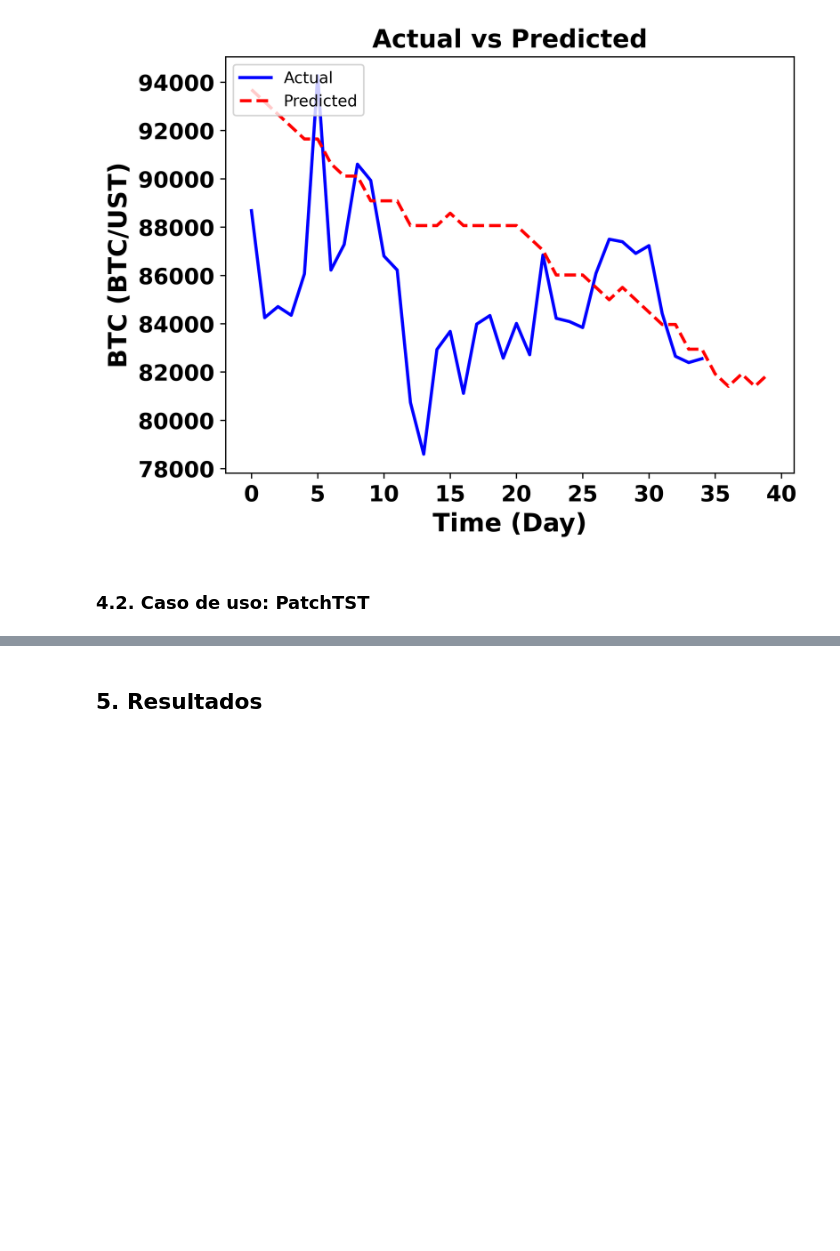
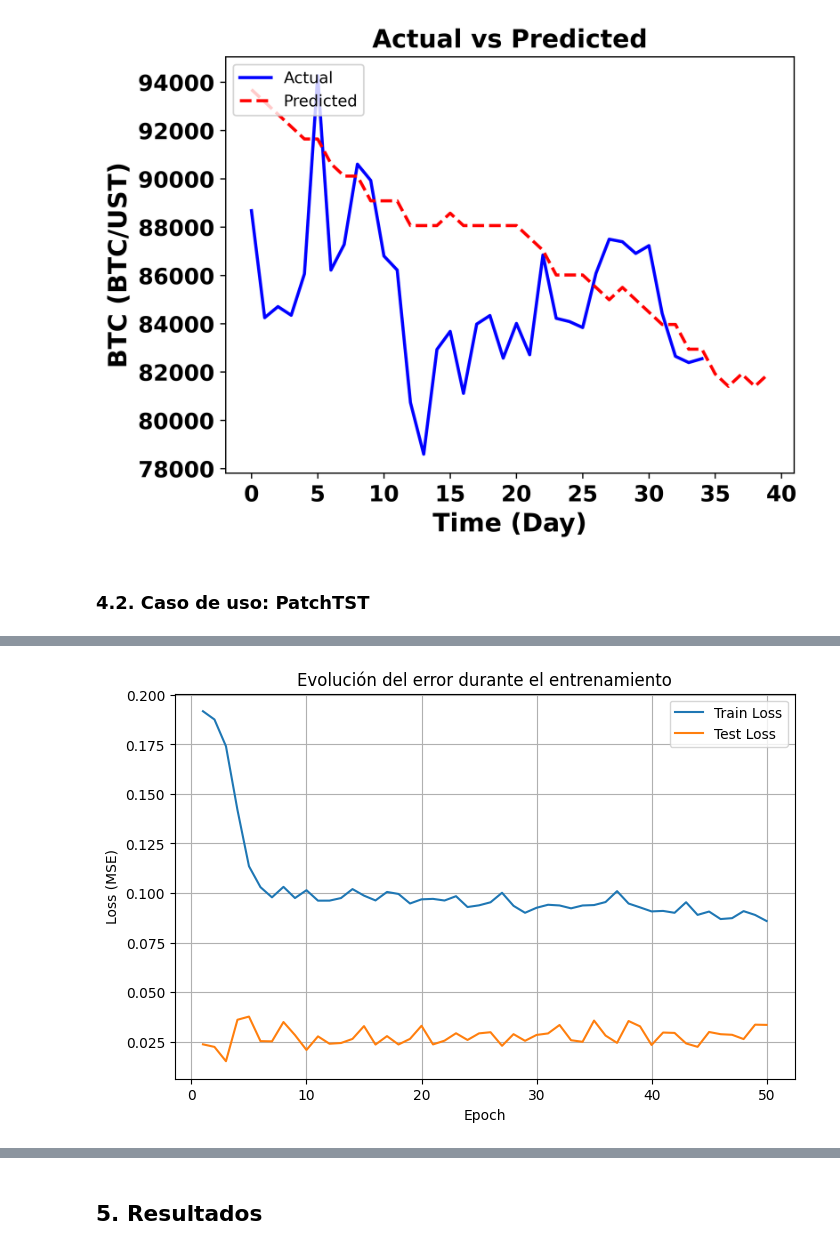
Before and after one commit to brunomaso1/uba-mia, a Jupyter notebook: mia-ast2/TPFinal.ipynb, the cells around one changed output, grey strips where cells are left out. Drawn from its saved outputs; the diff is of its cells as text; code cells hidden in the pictures; blank space fills up the shorter version.

Commit message:
Se agrega modelo PatchTST

```diff
--- a/mia-ast2/TPFinal.ipynb
+++ b/mia-ast2/TPFinal.ipynb
@@ -1147,0 +1170,83 @@ Note: Environment variable`HF_TOKEN` is set and is the current active token inde
+# %%
+from transformers import PatchTSTConfig, PatchTSTForPrediction
+
+# Crear la configuración del modelo
+config = PatchTSTConfig(
+    context_length=24,             # Asegurate que coincida con el valor real
+    prediction_length=12,
+    d_model=64,
+    num_input_channels=1,          # Univariada
+    num_targets=1,
+    patch_length=12,
+    patch_stride=6,
+    num_hidden_layers=1,
+    num_attention_heads=4,
+    dropout=0.1
+)
+
+# Instanciar el modelo
+model = PatchTSTForPrediction(config)
+# %%
+import torch.nn as nn
+
+# --- Parámetros ---
+num_epochs = 50
+device = torch.device("cuda" if torch.cuda.is_available() else "cpu")
+
+# --- Mover modelo a dispositivo ---
+model = model.to(device)
+criterion = nn.MSELoss()
+optimizer = torch.optim.Adam(model.parameters(), lr=1e-4)
+
+train_losses = []
+test_losses = []
+
+for epoch in range(num_epochs):
+    model.train()
+    train_loss = 0.0
+
+    for x_batch, y_batch in train_loader:
+        x_batch = x_batch.to(device).unsqueeze(-1)
+        y_batch = y_batch.to(device)
+
+        optimizer.zero_grad()
+        output = model(past_values=x_batch)
+        preds = output.prediction_outputs.squeeze(-1)
+        loss = criterion(preds, y_batch)
+        loss.backward()
+        optimizer.step()
+
+        train_loss += loss.item() * x_batch.size(0)
+
+    train_loss /= len(train_loader.dataset)
+    train_losses.append(train_loss)
+
+    model.eval()
+    test_loss = 0.0
+    with torch.no_grad():
+        for x_batch, y_batch in test_loader:
+            x_batch = x_batch.to(device).unsqueeze(-1)
+            y_batch = y_batch.to(device)
+
+            output = model(past_values=x_batch)
+            preds = output.prediction_outputs.squeeze(-1)
+            loss = criterion(preds, y_batch)
+
+            test_loss += loss.item() * x_batch.size(0)
+
+    test_loss /= len(test_loader.dataset)
+    test_losses.append(test_loss)
+
+    print(f"Epoch {epoch+1}/{num_epochs} | Train Loss: {train_loss:.4f} | Test Loss: {test_loss:.4f}")
+
+# Graficar la evolución del error
+plt.figure(figsize=(8,5))
+plt.plot(range(1, num_epochs+1), train_losses, label='Train Loss')
+plt.plot(range(1, num_epochs+1), test_losses, label='Test Loss')
+plt.xlabel('Epoch')
+plt.ylabel('Loss (MSE)')
+plt.title('Evolución del error durante el entrenamiento')
+plt.legend()
+plt.grid(True)
+plt.show()
+# %% [output]
@@ -1147,0 +1270 @@ Note: Environment variable`HF_TOKEN` is set and is the current active token inde
+[figure, added]
```
Also changed, not shown: parts of 8 cells of this notebook, 1 other file.
